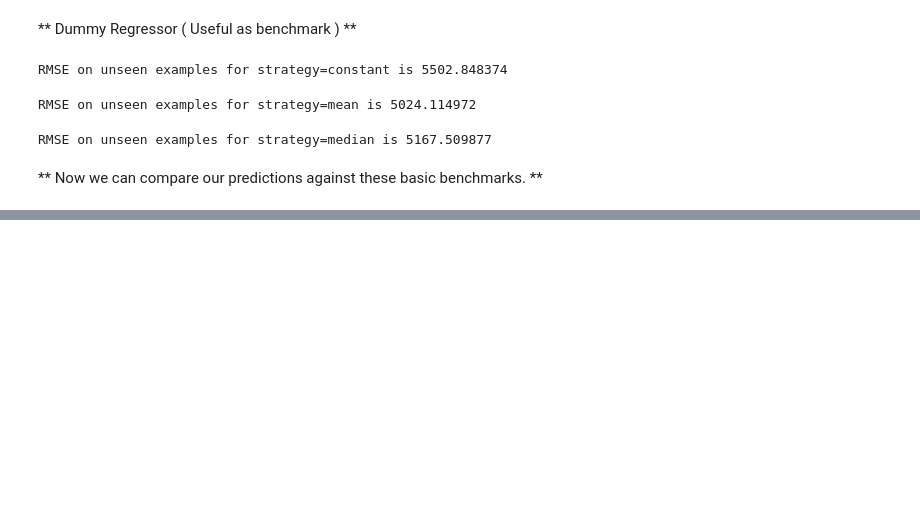
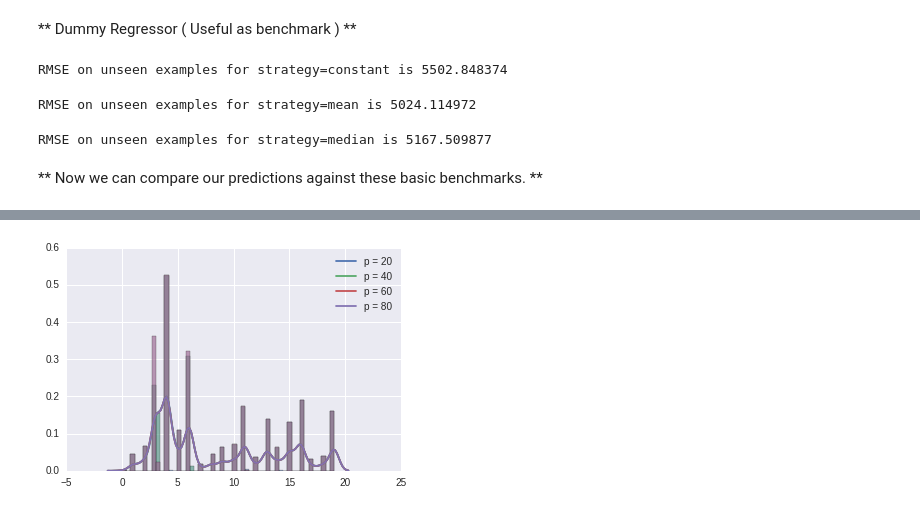
Before and after one commit to numb3r33/Black_Friday, a Jupyter notebook: notebooks/Black_Friday_Similarity_Based_Classifiers.ipynb, the cells around one changed output, grey strips where cells are left out. Drawn from its saved outputs; the diff is of its cells as text; code cells hidden in the pictures; blank space fills up the shorter version.

```diff
--- a/notebooks/Black_Friday_Similarity_Based_Classifiers.ipynb
+++ b/notebooks/Black_Friday_Similarity_Based_Classifiers.ipynb
@@ -366,0 +197,7 @@ RMSE on the unseen examples: 3267.355590
+# %%
+for p in range(20, 100, 20):
+    eucld_dists = [minkowski(x, X_example, p) for x in X_train[features].values]
+    sns.distplot(eucld_dists, kde_kws={'label': 'p = %s' % p})
+plt.show();
+# %% [output]
+[figure, added]
```
Also changed, not shown: parts of 66 cells of this notebook, 1 other file.
